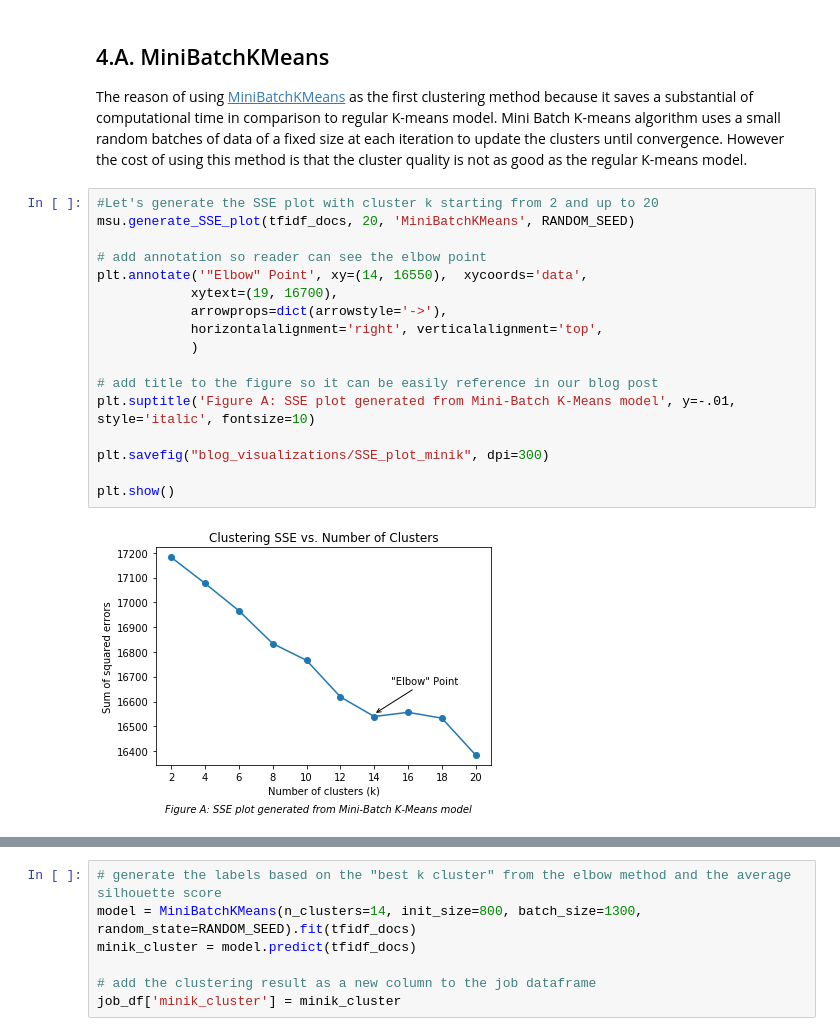
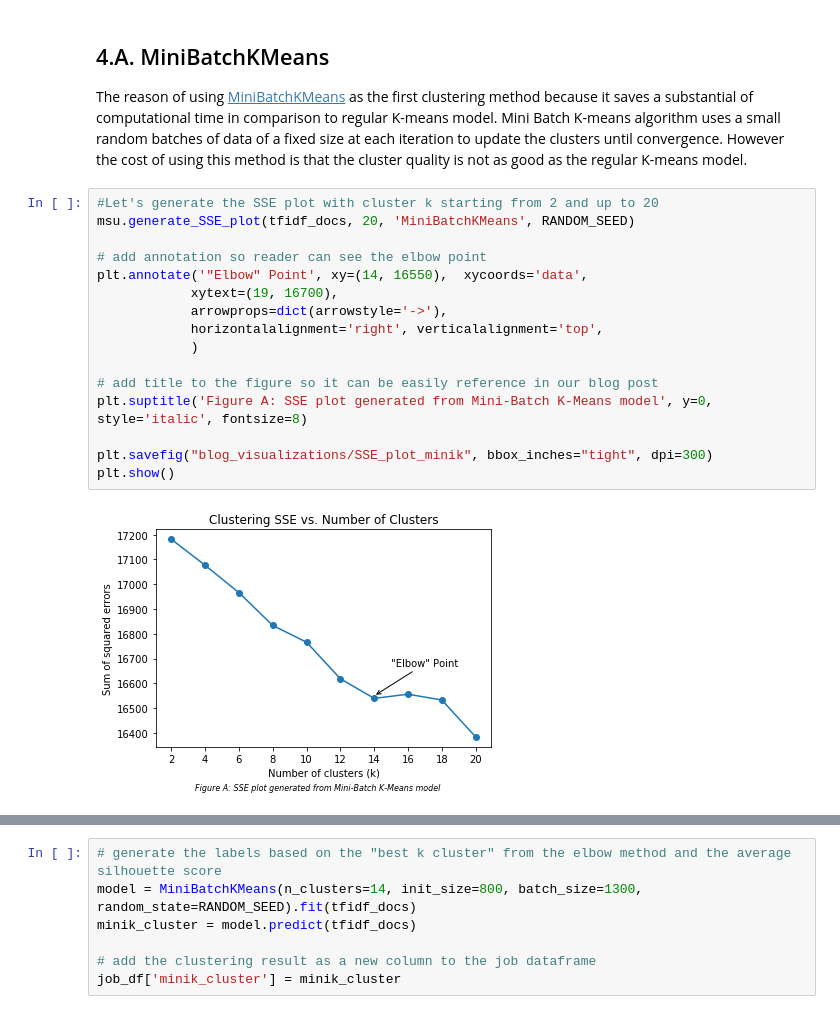
Before and after one commit to rachwyatt/capstone-project, a Jupyter notebook: model_notebooks/model_training_KMeans.ipynb, the cells around one changed output, grey strips where cells are left out. Saved outputs shown, nothing was run; the diff lists cells and outputs as text.

```diff
--- a/model_notebooks/model_training_KMeans.ipynb
+++ b/model_notebooks/model_training_KMeans.ipynb
@@ -198,22 +198,21 @@ The reason of using [MiniBatchKMeans](https://scikit-learn.org/stable/modules/ge
 # %%
 #Let's generate the SSE plot with cluster k starting from 2 and up to 20
 msu.generate_SSE_plot(tfidf_docs, 20, 'MiniBatchKMeans', RANDOM_SEED)
 
 # add annotation so reader can see the elbow point
 plt.annotate('"Elbow" Point', xy=(14, 16550),  xycoords='data',
             xytext=(19, 16700),
             arrowprops=dict(arrowstyle='->'),
             horizontalalignment='right', verticalalignment='top',
             )
 
 # add title to the figure so it can be easily reference in our blog post
-plt.suptitle('Figure A: SSE plot generated from Mini-Batch K-Means model', y=-.01, style='italic', fontsize=10)
+plt.suptitle('Figure A: SSE plot generated from Mini-Batch K-Means model', y=0, style='italic', fontsize=8)
 
-plt.savefig("blog_visualizations/SSE_plot_minik", dpi=300)
-
+plt.savefig("blog_visualizations/SSE_plot_minik", bbox_inches="tight", dpi=300)
 plt.show()
 # %% [output]
-[figure, old version]
+[figure, new version]
 # %%
 # Let's look at the average silhouette plot
 msu.generate_avg_silhouette_plot(tfidf_docs, 16, 'MiniBatchKMeans',RANDOM_SEED)
```
Also changed, not shown: parts of 2 cells of this notebook, 7 other files.
